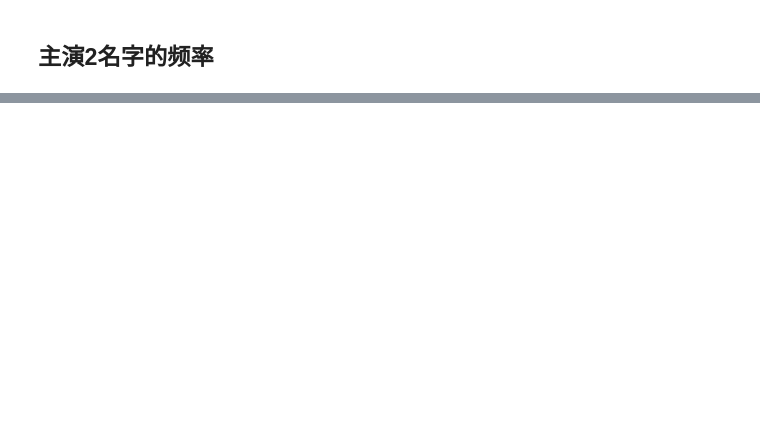
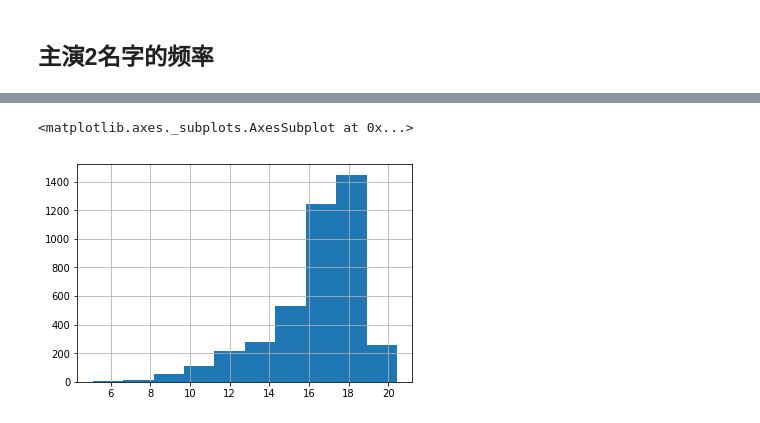
Before and after one commit to yuyi-7/Design-for-course, a Jupyter notebook: movie/movie.ipynb, the cells around one changed output, grey strips where cells are left out. Cells and saved outputs as stored; diff of their text form; code cells hidden in the pictures; blank space fills up the shorter version.

```diff
--- a/movie/movie.ipynb
+++ b/movie/movie.ipynb
@@ -294,0 +324,5 @@ Name: actor_2_name, Length: 2943, dtype: int64
+# %%
+data_.gross.apply(np.log).replace({-np.inf:0}).hist()
+# %% [output]
+<matplotlib.axes._subplots.AxesSubplot at 0x...>
+[figure, added]
```
Also changed, not shown: parts of 24 cells of this notebook, 1 other file.
